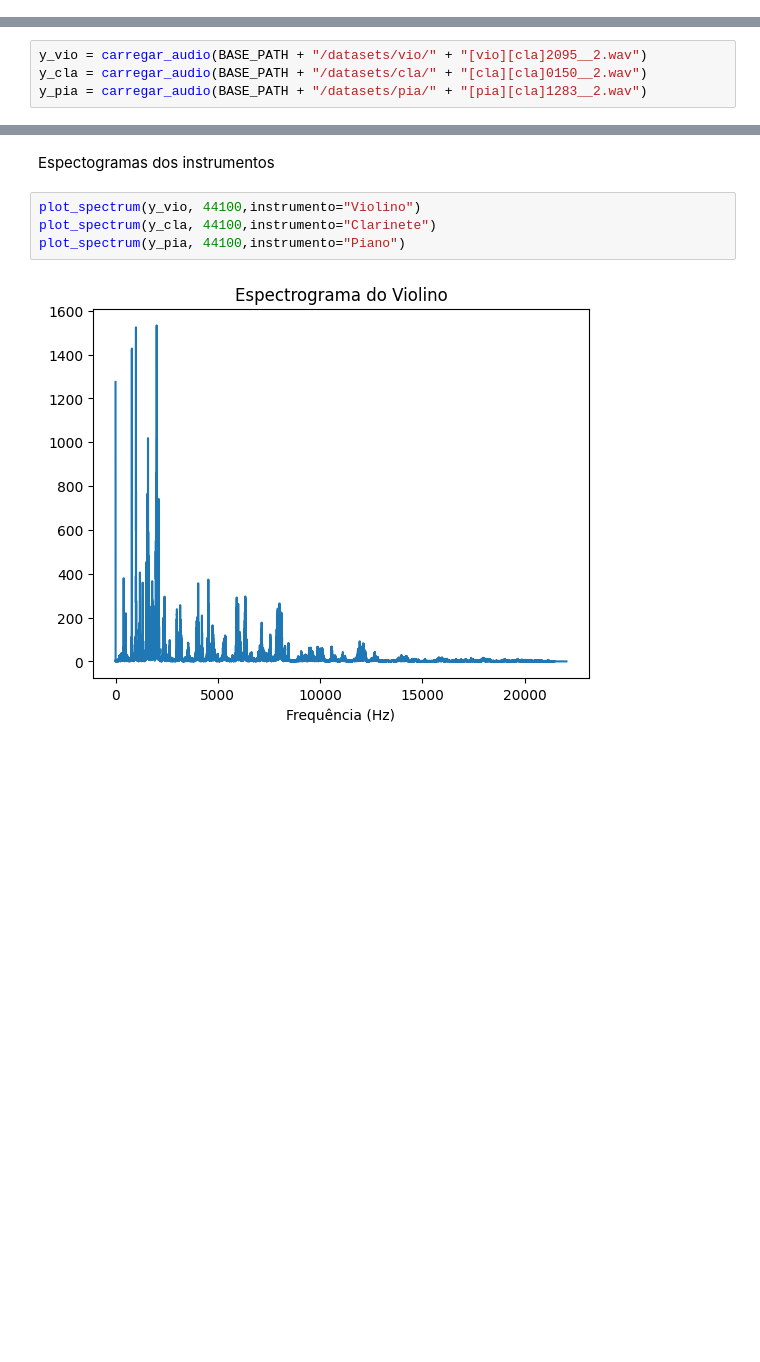
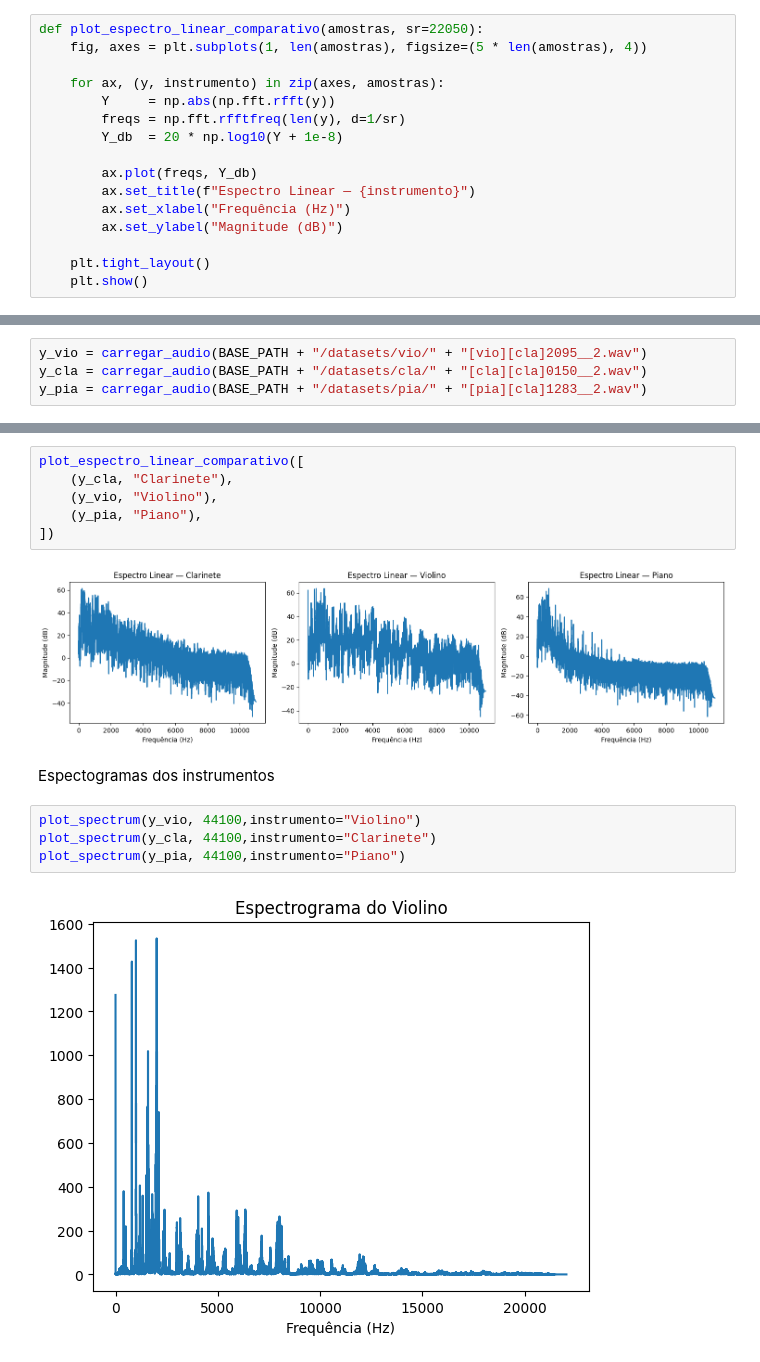
Before and after one commit to adriel1ft/instrument-classification, a Jupyter notebook: processamento/handling_data.ipynb, the cells around one changed output, grey strips where cells are left out. Saved outputs shown, nothing was run; the diff lists cells and outputs as text; blank space fills up the shorter version.

```diff
--- a/processamento/handling_data.ipynb
+++ b/processamento/handling_data.ipynb
@@ -49,0 +82,16 @@ def plot_spectrum(y, sr, instrumento):
+# %%
+def plot_espectro_linear_comparativo(amostras, sr=22050):
+    fig, axes = plt.subplots(1, len(amostras), figsize=(5 * len(amostras), 4))
+
+    for ax, (y, instrumento) in zip(axes, amostras):
+        Y     = np.abs(np.fft.rfft(y))
+        freqs = np.fft.rfftfreq(len(y), d=1/sr)
+        Y_db  = 20 * np.log10(Y + 1e-8)
+
+        ax.plot(freqs, Y_db)
+        ax.set_title(f"Espectro Linear — {instrumento}")
+        ax.set_xlabel("Frequência (Hz)")
+        ax.set_ylabel("Magnitude (dB)")
+
+    plt.tight_layout()
+    plt.show()
@@ -59,3 +118,11 @@ array([ 0.07001851,  0.08726916,  0.05531862, ..., -0.25977692,
+# %%
+plot_espectro_linear_comparativo([
+    (y_cla, "Clarinete"),
+    (y_vio, "Violino"),
+    (y_pia, "Piano"),
+])
+# %% [output]
+[figure, added]
 # %% [markdown]
 Espectogramas dos instrumentos
 # %%
```
Also changed, not shown: parts of 7 cells of this notebook.
